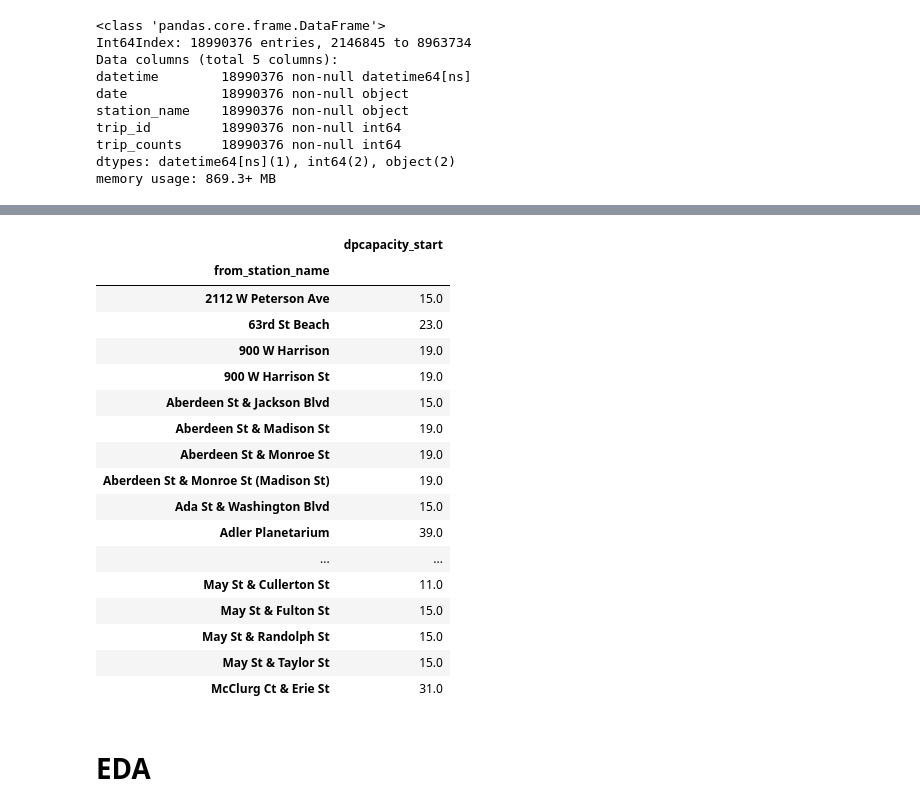
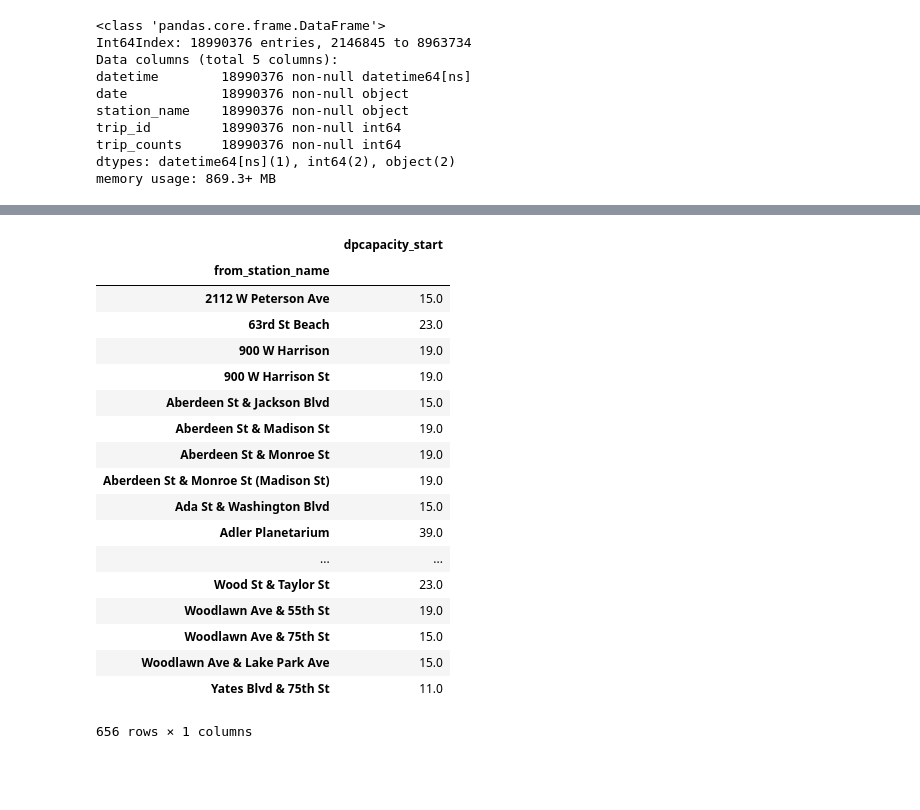
Before and after one commit to karahahn/Springboard_Capstone2, a Jupyter notebook: Capstone 2 Milestone 1.ipynb, the cells around one changed output, grey strips where cells are left out. Drawn from its saved outputs; the diff is of its cells as text; code cells hidden in the pictures; blank space fills up the shorter version.

```diff
--- a/Capstone 2 Milestone 1.ipynb
+++ b/Capstone 2 Milestone 1.ipynb
@@ -576,24 +579,24 @@ departures_and_arrivals.groupby('station_name')['cumulative_sum'].max().reset_in
 # %%
 # maximum capacity at each station
-data[['from_station_name','dpcapacity_start']].drop_duplicates().groupby('from_station_name').max()
+max_cap = data[['from_station_name','dpcapacity_start']].drop_duplicates().groupby('from_station_name').max()
+max_cap
 # %% [output]
 |  | dpcapacity_start |
 | from_station_name |  |
 | 2112 W Peterson Ave | 15.0 |
 | 63rd St Beach | 23.0 |
 | 900 W Harrison | 19.0 |
 | 900 W Harrison St | 19.0 |
 | Aberdeen St & Jackson Blvd | 15.0 |
 | Aberdeen St & Madison St | 19.0 |
 | Aberdeen St & Monroe St | 19.0 |
 | Aberdeen St & Monroe St (Madison St) | 19.0 |
 | Ada St & Washington Blvd | 15.0 |
 | Adler Planetarium | 39.0 |
 | ... | ... |
-| May St & Cullerton St | 11.0 |
-| May St & Fulton St | 15.0 |
-| May St & Randolph St | 15.0 |
-| May St & Taylor St | 15.0 |
-| McClurg Ct & Erie St | 31.0 |
+| Wood St & Taylor St | 23.0 |
+| Woodlawn Ave & 55th St | 19.0 |
+| Woodlawn Ave & 75th St | 15.0 |
+| Woodlawn Ave & Lake Park Ave | 15.0 |
+| Yates Blvd & 75th St | 11.0 |
+656 rows × 1 columns
-# %% [markdown]
-# EDA
```
Also changed, not shown: parts of 8 cells of this notebook.
